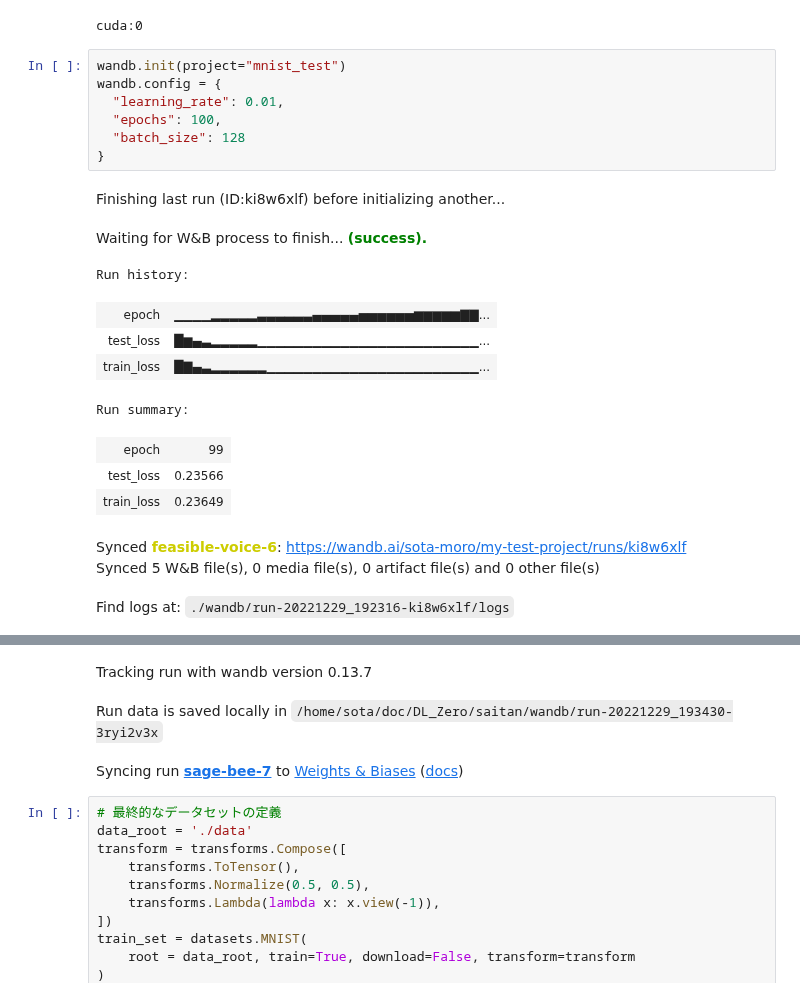
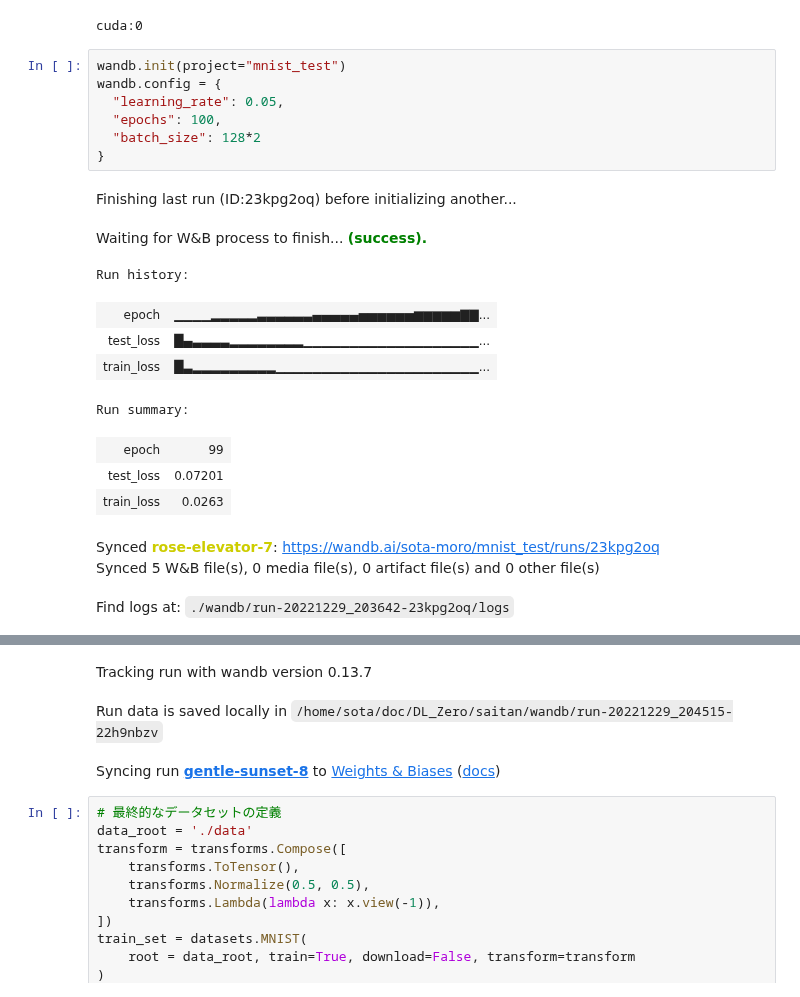
Before and after one commit to sota1111/DL_Zero, a Jupyter notebook: saitan/saitan8_wandb.ipynb, the cells around one changed output, grey strips where cells are left out. Cells and saved outputs as stored; diff of their text form.

```diff
--- a/saitan/saitan8_wandb.ipynb
+++ b/saitan/saitan8_wandb.ipynb
@@ -17,21 +17,21 @@ cuda:0
 # %%
 wandb.init(project="mnist_test")
 wandb.config = {
-  "learning_rate": 0.01,
+  "learning_rate": 0.05,
   "epochs": 100,
-  "batch_size": 128
+  "batch_size": 128*2
 }
 # %% [output]
-Finishing last run (ID:ki8w6xlf) before initializing another...
+Finishing last run (ID:23kpg2oq) before initializing another...
 Waiting for W&B process to finish... (success).
 Run history:
 | epoch | ▁▁▁▁▂▂▂▂▂▃▃▃▃▃▃▄▄▄▄▄▅▅▅▅▅▅▆▆▆▆▆▇▇... |
-| test_loss | █▆▄▃▂▂▂▂▂▁▁▁▁▁▁▁▁▁▁▁▁▁▁▁▁▁▁▁▁▁▁▁▁... |
-| train_loss | █▇▄▃▂▂▂▂▂▂▁▁▁▁▁▁▁▁▁▁▁▁▁▁▁▁▁▁▁▁▁▁▁... |
+| test_loss | █▄▃▃▃▃▂▂▂▂▂▂▂▂▁▁▁▁▁▁▁▁▁▁▁▁▁▁▁▁▁▁▁... |
+| train_loss | █▃▂▂▂▂▂▂▂▂▂▁▁▁▁▁▁▁▁▁▁▁▁▁▁▁▁▁▁▁▁▁▁... |
 Run summary:
 | epoch | 99 |
-| test_loss | 0.23566 |
-| train_loss | 0.23649 |
+| test_loss | 0.07201 |
+| train_loss | 0.0263 |
-Synced feasible-voice-6: https://wandb.ai/sota-moro/my-test-project/runs/ki8w6xlf
+Synced rose-elevator-7: https://wandb.ai/sota-moro/mnist_test/runs/23kpg2oq
 Synced 5 W&B file(s), 0 media file(s), 0 artifact file(s) and 0 other file(s)
-Find logs at: ./wandb/run-20221229_192316-ki8w6xlf/logs
+Find logs at: ./wandb/run-20221229_203642-23kpg2oq/logs
@@ -39,6 +39,6 @@ Successfully finished last run (ID:ki8w6xlf). Initializing new run:
 Tracking run with wandb version 0.13.7
-Run data is saved locally in /home/sota/doc/DL_Zero/saitan/wandb/run-20221229_193430-3ryi2v3x
+Run data is saved locally in /home/sota/doc/DL_Zero/saitan/wandb/run-20221229_204515-22h9nbzv
-Syncing run sage-bee-7 to Weights & Biases (docs)
+Syncing run gentle-sunset-8 to Weights & Biases (docs)
 # %%
 # 最終的なデータセットの定義
 data_root = './data'
```
Also changed, not shown: parts of 7 cells of this notebook.
